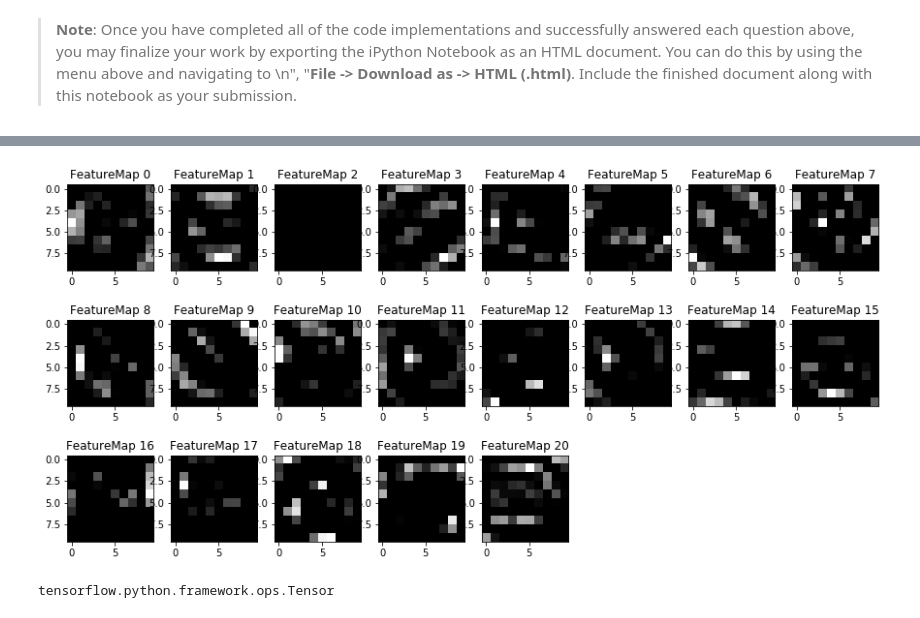
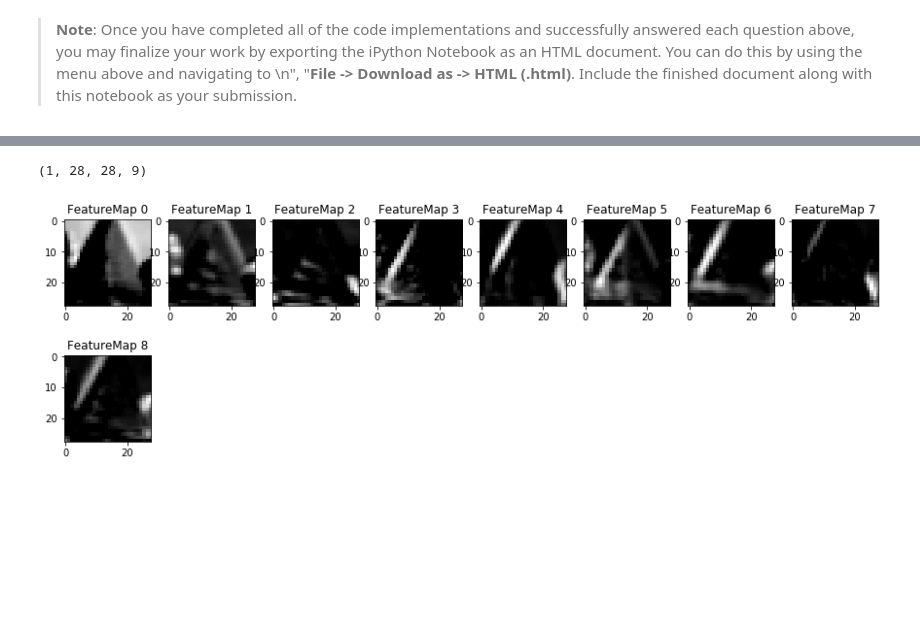
Before and after one commit to liamog/CarND-Traffic-Sign-Classifier-Project, a Jupyter notebook: Traffic_Sign_Classifier.ipynb, the cells around one changed output, grey strips where cells are left out. Drawn from its saved outputs; the diff is of its cells as text; code cells hidden in the pictures; blank space fills up the shorter version.

```diff
--- a/Traffic_Sign_Classifier.ipynb
+++ b/Traffic_Sign_Classifier.ipynb
@@ -478,16 +533,3 @@ def LeNet(x):
 # %% [markdown]
 A validation set can be used to assess how well the model is performing. A low accuracy on the training and validation
 sets imply underfitting. A high accuracy on the training set but low accuracy on the validation set implies overfitting.
-# %%
-import tensorflow as tf
-from sklearn.utils import shuffle
-
-X_train_norm, y_train_norm = shuffle(X_train_norm, y_train_norm)
-
-x = tf.placeholder(tf.float32, (None, 32, 32, 1))
-y = tf.placeholder(tf.int32, (None))
-keep_prob = tf.placeholder(tf.float32)
-one_hot_y = tf.one_hot(y, n_classes)
-
-EPOCHS = 8
-BATCH_SIZE = 128
@@ -766,19 +1071,25 @@ def outputFeatureMap(image_input, tf_activation, activation_min=-1, activation_m
 # %%
 input_path = "../TrafficSignData/web_samples/"
 test_images = [join(input_path, f) for f in listdir(input_path) if splitext(f)[1]==".jpg"]
-image_filename = test_images[0]
+image_filename = test_images[5]
 
 with tf.Session() as sess:
-    X_data = np.empty((1, 32 ,32 , 1))
+    model_name = 'modified_LeNet_Color_Rotate'
+    new_saver = tf.train.import_meta_graph(model_name + '.meta')
+    new_saver.restore(sess, tf.train.latest_checkpoint('./',
+                                                       latest_filename=model_name + '.checkpoint'))
+
+    logits = sess.graph.get_tensor_by_name("logits:0")
+    x = sess.graph.get_tensor_by_name("x_placeholder:0")
+    keep_prob = sess.graph.get_tensor_by_name("keep_prob_placeholder:0")
+    y = sess.graph.get_tensor_by_name("y_placeholder:0")
+    act_layer_1 = sess.graph.get_tensor_by_name("act_layer_1_relu:0")
+    act_layer_2 = sess.graph.get_tensor_by_name("act_layer_2_relu:0")
+
+    X_data = np.empty((1, 32 ,32 , 3))
     X_data[0] = ReadAndNormalizeInputFile(image_filename)
-    saver.restore(sess, tf.train.latest_checkpoint('.'))
-    # Run the classification
-    classify_file(image_filename)
     # Output the feature map
-    outputFeatureMap(X_data, act_layer_2)
+    outputFeatureMap(X_data, act_layer_1)
 # %% [output]
+(1, 28, 28, 9)
-[figure, old version]
+[figure, new version]
-# %%
-type(act_layer_2)
-# %% [output]
-tensorflow.python.framework.ops.Tensor
```
Also changed, not shown: parts of 21 cells of this notebook.
